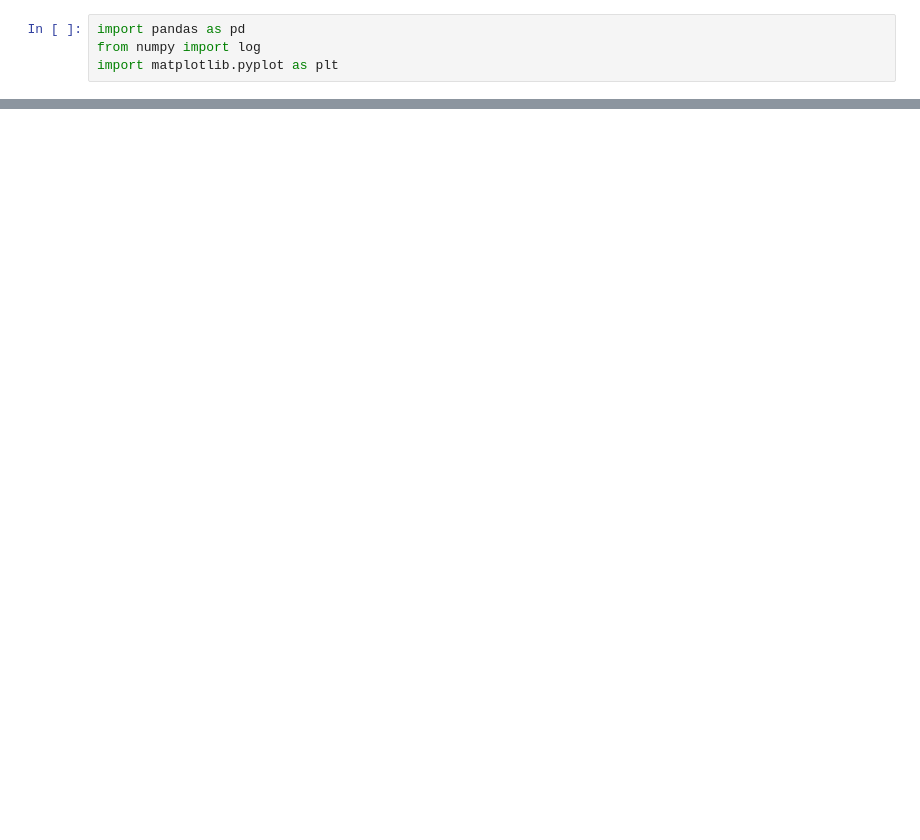
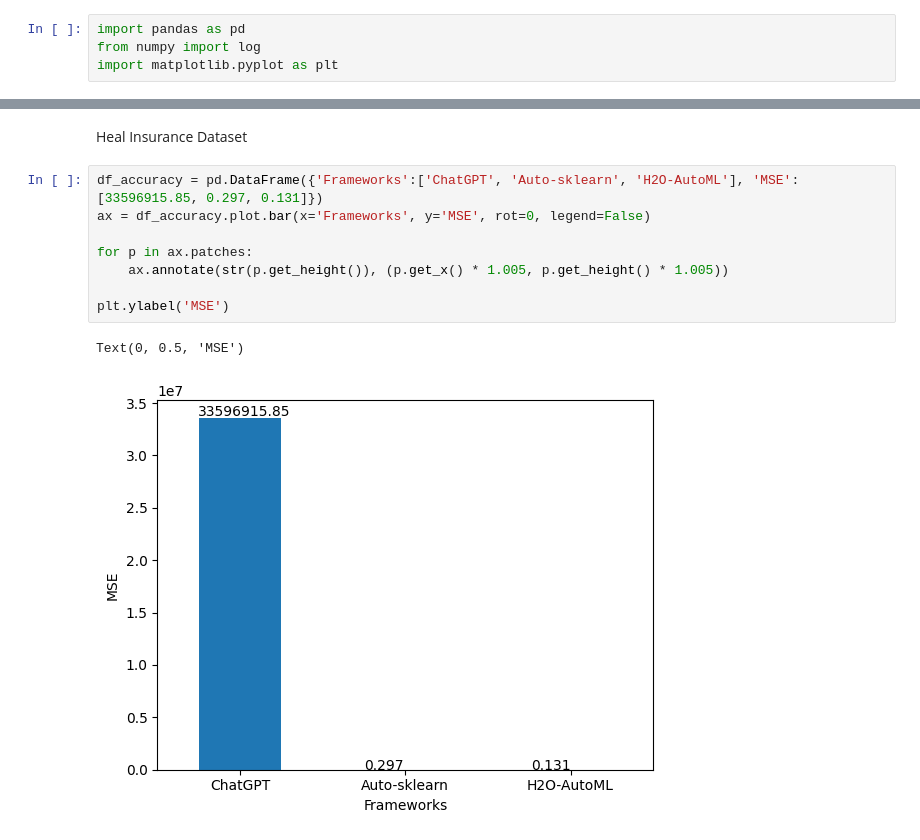
Before and after one commit to CoDS-GCS/CatDB, a Jupyter notebook: benchmarks/plots_all.ipynb, the cells around one changed output, grey strips where cells are left out. Drawn from its saved outputs; the diff is of its cells as text; blank space fills up the shorter version.

```diff
--- a/benchmarks/plots_all.ipynb
+++ b/benchmarks/plots_all.ipynb
@@ -27,0 +43,13 @@ Text(0, 0.5, 'Execution Time [ms]')
+# %% [markdown]
+Heal Insurance Dataset
+# %%
+df_accuracy = pd.DataFrame({'Frameworks':['ChatGPT', 'Auto-sklearn', 'H2O-AutoML'], 'MSE':[33596915.85, 0.297, 0.131]})
+ax = df_accuracy.plot.bar(x='Frameworks', y='MSE', rot=0, legend=False)
+
+for p in ax.patches:
+    ax.annotate(str(p.get_height()), (p.get_x() * 1.005, p.get_height() * 1.005))
+
+plt.ylabel('MSE')
+# %% [output]
+Text(0, 0.5, 'MSE')
+[figure, added]
```
Also changed, not shown: parts of 3 cells of this notebook.
